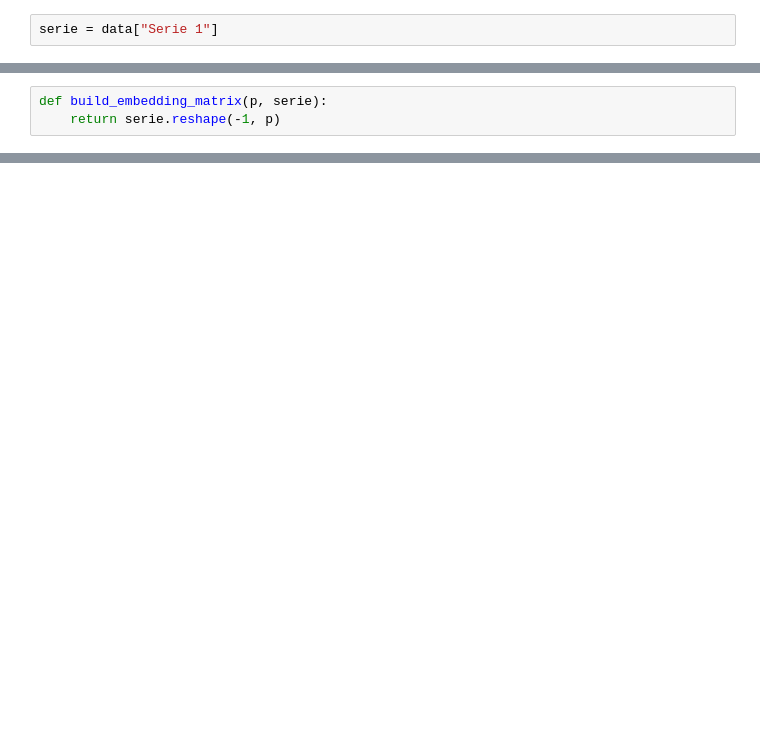
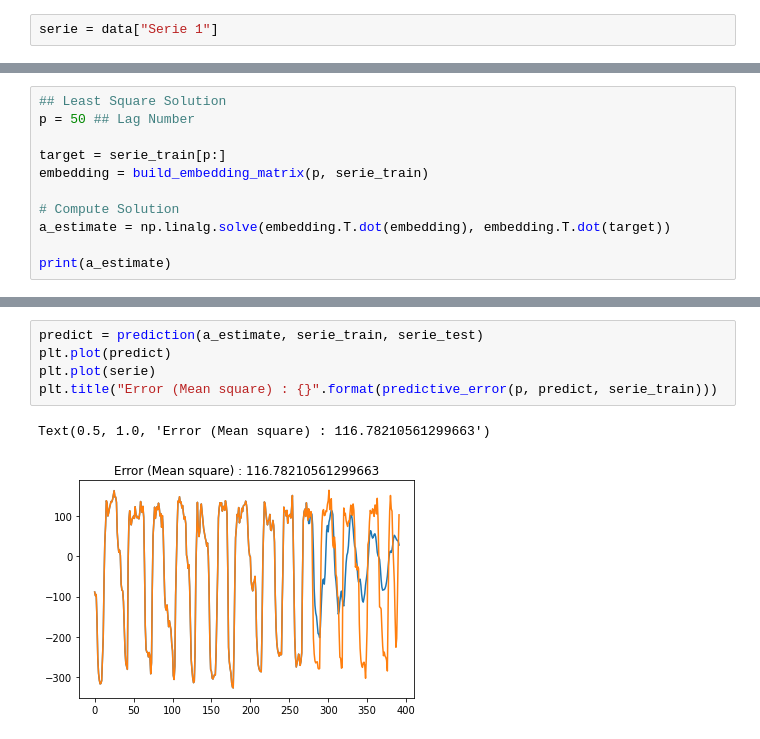
Before and after one commit to pierreosselin/cdt_labs, a Jupyter notebook: signal_processing/Lab1.ipynb, the cells around one changed output, grey strips where cells are left out. Drawn from its saved outputs; the diff is of its cells as text; blank space fills up the shorter version.

```diff
--- a/signal_processing/Lab1.ipynb
+++ b/signal_processing/Lab1.ipynb
@@ -14,3 +15,0 @@ plt.plot(serie)
-# %%
-def build_embedding_matrix(p, serie):
-    return serie.reshape(-1, p)
@@ -20,0 +93,11 @@ ValueError: cannot reshape array of size 392 into shape (5)
+# %%
+## Least Square Solution
+p = 50 ## Lag Number
+
+target = serie_train[p:]
+embedding = build_embedding_matrix(p, serie_train)
+
+# Compute Solution
+a_estimate = np.linalg.solve(embedding.T.dot(embedding), embedding.T.dot(target))
+
+print(a_estimate)
@@ -20,0 +114,8 @@ ValueError: cannot reshape array of size 392 into shape (5)
+# %%
+predict = prediction(a_estimate, serie_train, serie_test)
+plt.plot(predict)
+plt.plot(serie)
+plt.title("Error (Mean square) : {}".format(predictive_error(p, predict, serie_train)))
+# %% [output]
+Text(0.5, 1.0, 'Error (Mean square) : 116.78210561299663')
+[figure, added]
```
Also changed, not shown: parts of 18 cells of this notebook, 4 other files.
